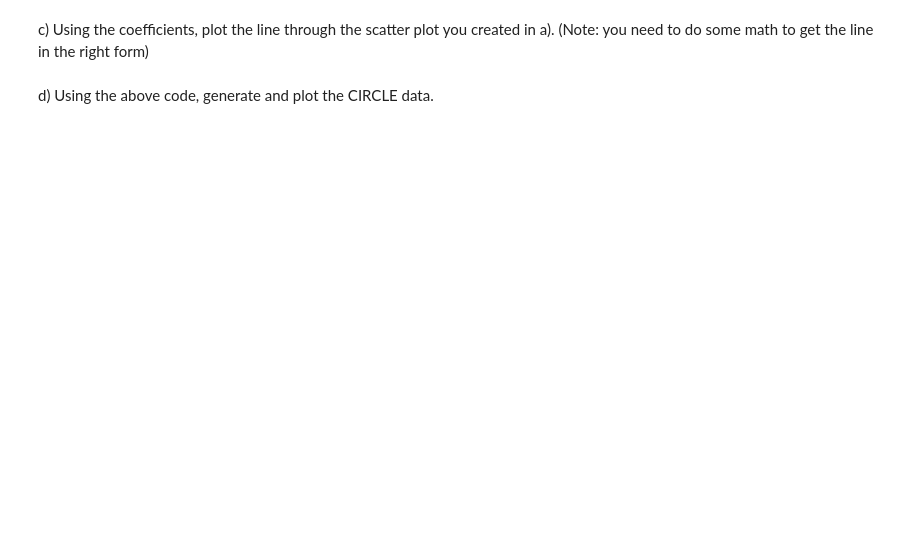
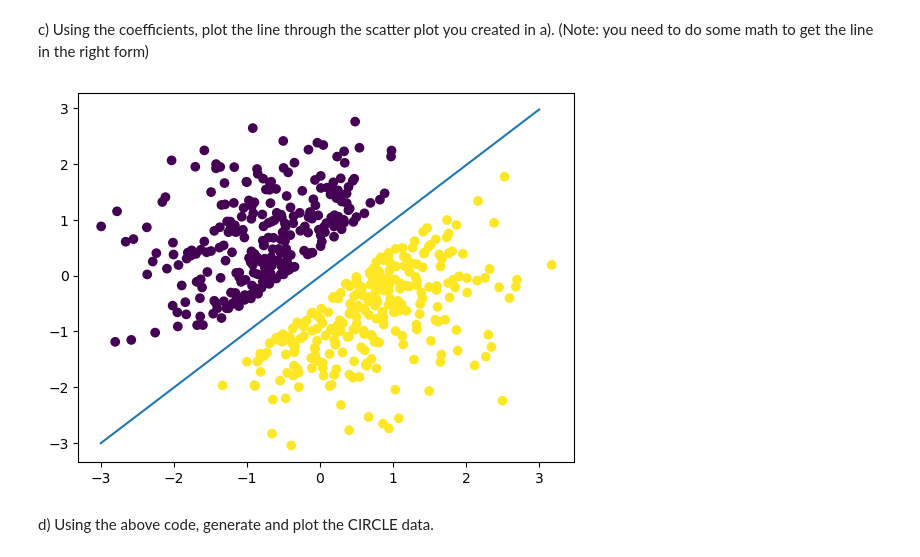
Before and after one commit to HaoxuanSUN/CS506-Data-Science-Tools-and-Applications, a Jupyter notebook: Worksheet/worksheet_16.ipynb, the cells around one changed output. Drawn from its saved outputs; the diff is of its cells as text; code cells hidden in the pictures; blank space fills up the shorter version.

```diff
--- a/Worksheet/worksheet_16.ipynb
+++ b/Worksheet/worksheet_16.ipynb
@@ -62,4 +67,13 @@ model.intercept_
 # %% [markdown]
 c) Using the coefficients, plot the line through the scatter plot you created in a). (Note: you need to do some math to get the line in the right form)
+# %%
+# plot line decision boundary
+xplot = np.linspace(-3, 3)
+decision_boundary = - intercept / beta[0][0] - beta[0][1] * xplot / beta[0][0]
+plt.scatter(X[:, 0], X[:, 1], c=Y)
+plt.plot(xplot, decision_boundary)
+plt.show()
+# %% [output]
+[figure, added]
 # %% [markdown]
 d) Using the above code, generate and plot the CIRCLE data.
```
Also changed, not shown: parts of 9 cells of this notebook.
